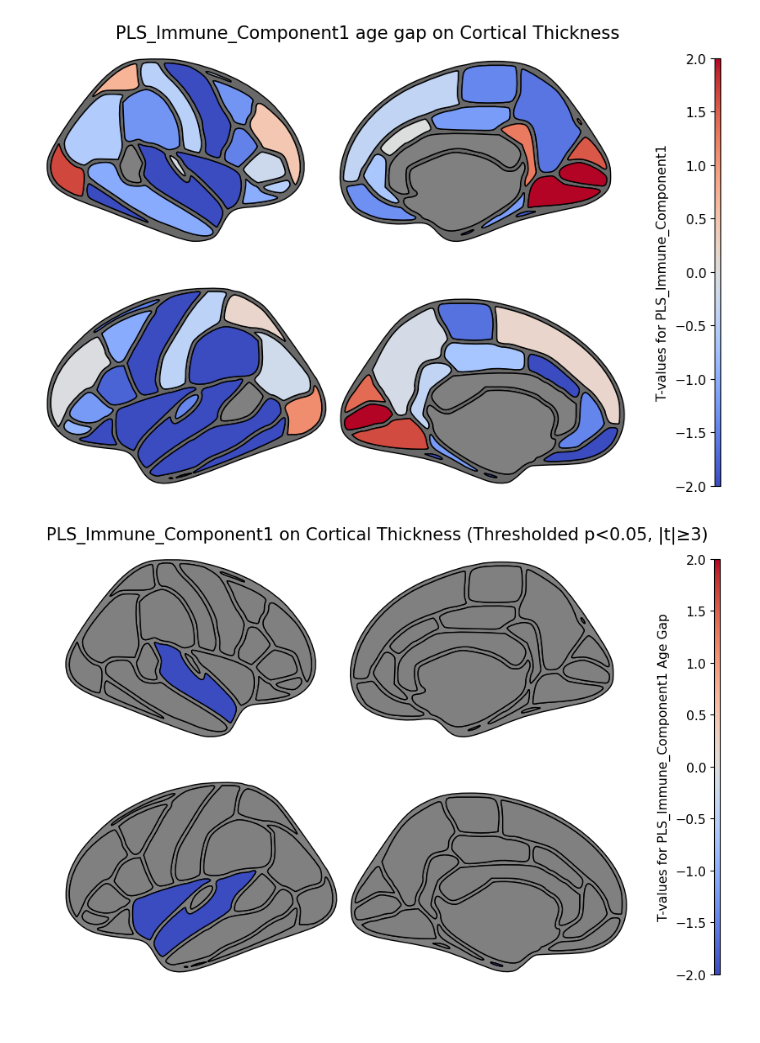
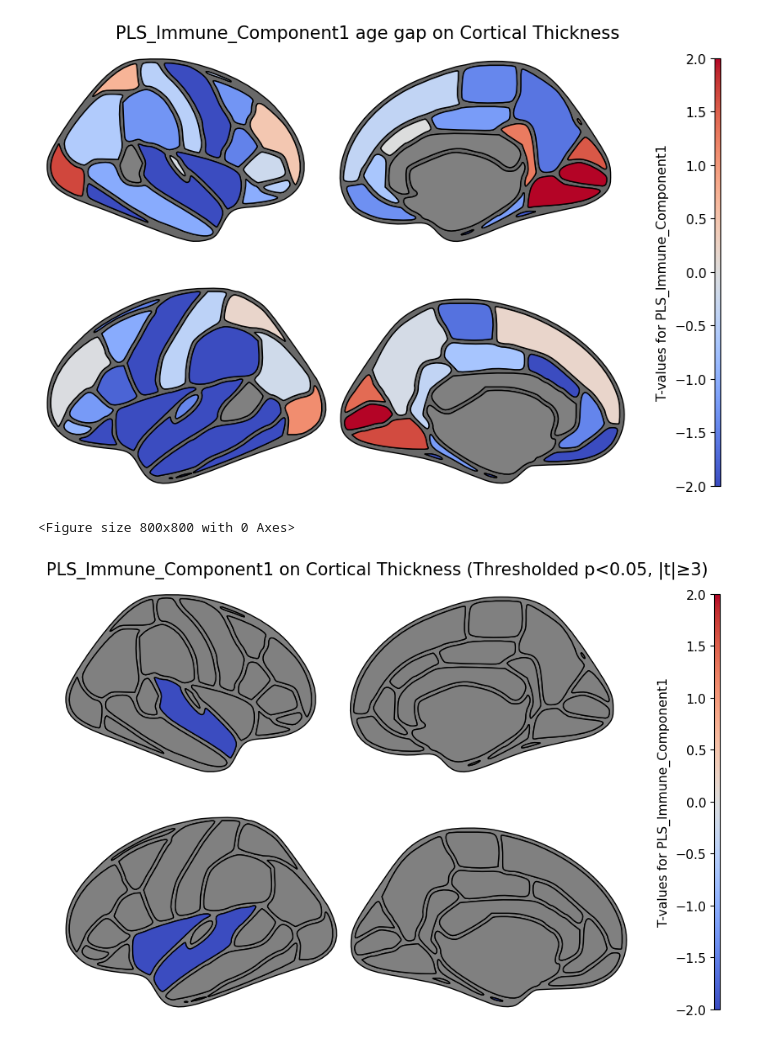
Before and after one commit to Romina-Ze/Master-Thesis, a Jupyter notebook: PLS Model.ipynb, the cells around one changed output. Saved outputs shown, nothing was run; the diff lists cells and outputs as text; code cells hidden in the pictures.

```diff
--- a/PLS Model.ipynb
+++ b/PLS Model.ipynb
@@ -928,6 +928,8 @@ print(Brain_final_df.columns.tolist())
 ['eid', 'Sex', 'Ethnic_background', 'Age_at_recruitment', 'Diagnoses_main_ICD10', 'Diagnoses_main_ICD10_1', 'Diagnoses_main_ICD10_2', 'Diagnoses_main_ICD10_3', 'Diagnoses_main_ICD10_4', 'Diagnoses_mai ...
 # %%
 Brain_final_df.to_csv("Brain variables and proteomics data.csv", index=False)
+# %%
+Brain_final_df = pd.read_csv("Brain variables and proteomics data.csv")
 # %%
 Brain_pheno = Brain_final_df[Brain_final_df["imaging"] == 1].copy()
 print("Number of participants with brain imaging:", Brain_pheno.shape[0])
@@ -2127,15 +2141,13 @@ Processing PLS_Brain_Component1: Extracted 62 valid T-values
 # %%
-t_values_thresholded_pls = t_values_pls_df.copy()
+t_values_thresholded_pls = combined_results_pls.copy()
 
 # Apply significance threshold (p < 0.05) and T-value threshold (|t| ≥ 3)
-for organ in t_values_pls_df.index:
-    for region in t_values_pls_df.columns:
-        p_value = t_values_pls_df.loc[organ, region]
-        t_value = t_values_pls_df.loc[organ, region]
-
-        if p_value >= 0.05 or abs(t_value) < 3:
+for organ in combined_results_pls.index:
+    for region in combined_results_pls.columns:
+        p_value = float(combined_results_pls.loc[organ, region])
+        t_value = float(combined_results_pls.loc[organ, region])
+        if p_value >= 0.05 or abs(t_value) < 2:
             t_values_thresholded_pls.loc[organ, region] = 0
-
 
 
 for organ in t_values_thresholded_pls.index:
@@ -2148,8 +2160,8 @@ for organ in t_values_thresholded_pls.index:
     if t_values_dict:
         ggseg.plot_dk(
             t_values_dict, cmap="coolwarm", figsize=(8, 8), background="white",
-            edgecolor="black", bordercolor="gray", ylabel=f"T-values for {organ} Age Gap",
-            title=f"{organ} on Cortical Thickness (Thresholded p<0.05, |t|≥3)",
+            edgecolor="black", bordercolor="gray", ylabel=f"T-values for {organ}",
+            title=f"{organ} on Cortical Thickness (Thresholded p<0.05, |t|≥2)",
             vminmax= [-2, 2]
         )
 # %% [output]
@@ -2467,32 +2479,38 @@ Processing PLS_Immune_Component1: Extracted 62 valid T-values
 <Figure size 800x800 with 0 Axes>
 [figure]
 # %%
+# Apply significance threshold (p < 0.05) and T-value threshold (|t| ≥ 3) to Immune data
 t_values_thresholded_immune_pls = t_values_immune_pls_df.copy()
 
-# Apply significance threshold (p < 0.05) and T-value threshold (|t| ≥ 3)
 for organ in t_values_immune_pls_df.index:
     for region in t_values_immune_pls_df.columns:
-        p_value = t_values_immune_pls_df.loc[organ, region]
-        t_value = t_values_immune_pls_df.loc[organ, region]
+        p_value = t_values_immune_pls_df.loc[organ, region]  # Get p-value from immune data
+        t_value = t_values_immune_pls_df.loc[organ, region]  # Get t-value from immune data
 
+        # Apply the thresholding: p-value < 0.05 AND |t-value| ≥ 3
         if p_value >= 0.05 or abs(t_value) < 3:
-            t_values_thresholded_immune_pls.loc[organ, region] = 0
+            t_values_thresholded_immune_pls.loc[organ, region] = 0  # Set values that don't meet the threshold to zero
 
-
-
+# Now plot only the regions that meet the threshold
 for organ in t_values_thresholded_immune_pls.index:
     t_values_immune_dict = {
         cortical_mapping[col]: t_values_thresholded_immune_pls.loc[organ, col]
         for col in t_values_thresholded_immune_pls.columns if col in cortical_mapping
     }
-    t_values_immune_dict = {k: v for k, v in t_values_dict.items() if v != 0}
 
+    # Filter out any regions that are zero after thresholding
+    t_values_immune_dict = {k: v for k, v in t_values_immune_dict.items() if v != 0}
+
+    # Only plot if there are valid (non-zero) T-values
     if t_values_immune_dict:
+        plt.figure(figsize=(8, 8))
         ggseg.plot_dk(
             t_values_immune_dict, cmap="coolwarm", figsize=(8, 8), background="white",
-            edgecolor="black", bordercolor="gray", ylabel=f"T-values for {organ} Age Gap",
+            edgecolor="black", bordercolor="gray", ylabel=f"T-values for {organ}",
             title=f"{organ} on Cortical Thickness (Thresholded p<0.05, |t|≥3)",
-            vminmax= [-2, 2]
+            vminmax=[-2, 2]
         )
+        plt.show()
 # %% [output]
+<Figure size 800x800 with 0 Axes>
-[figure, old version]
+[figure, new version]
```
Also changed, not shown: parts of 10 cells of this notebook, 1 other file.
